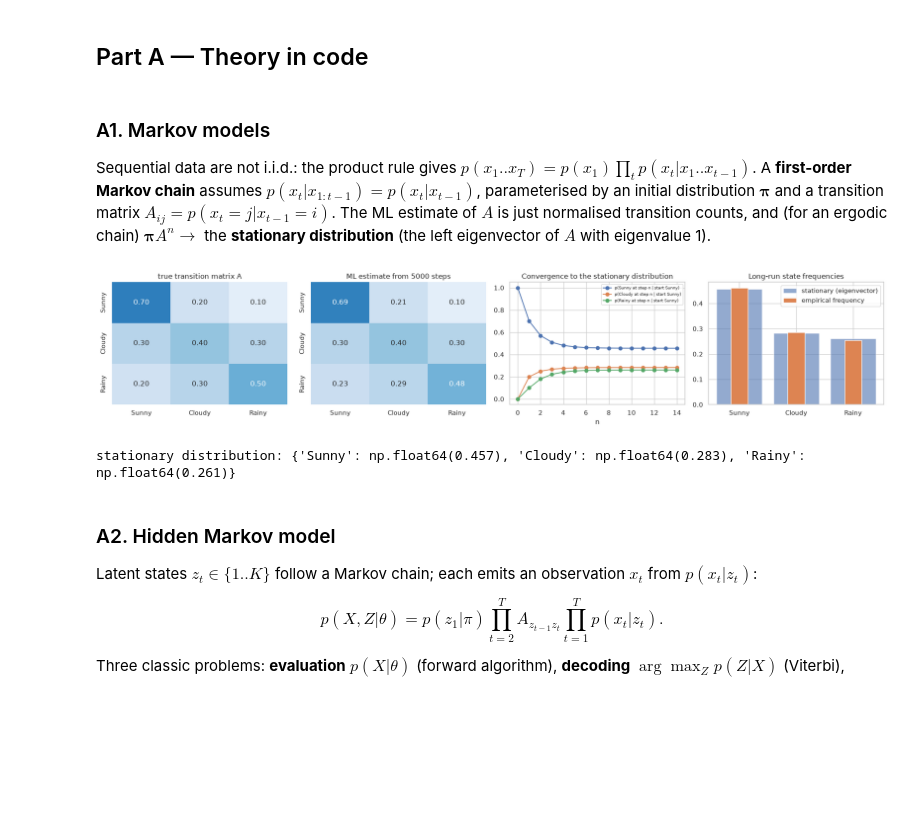
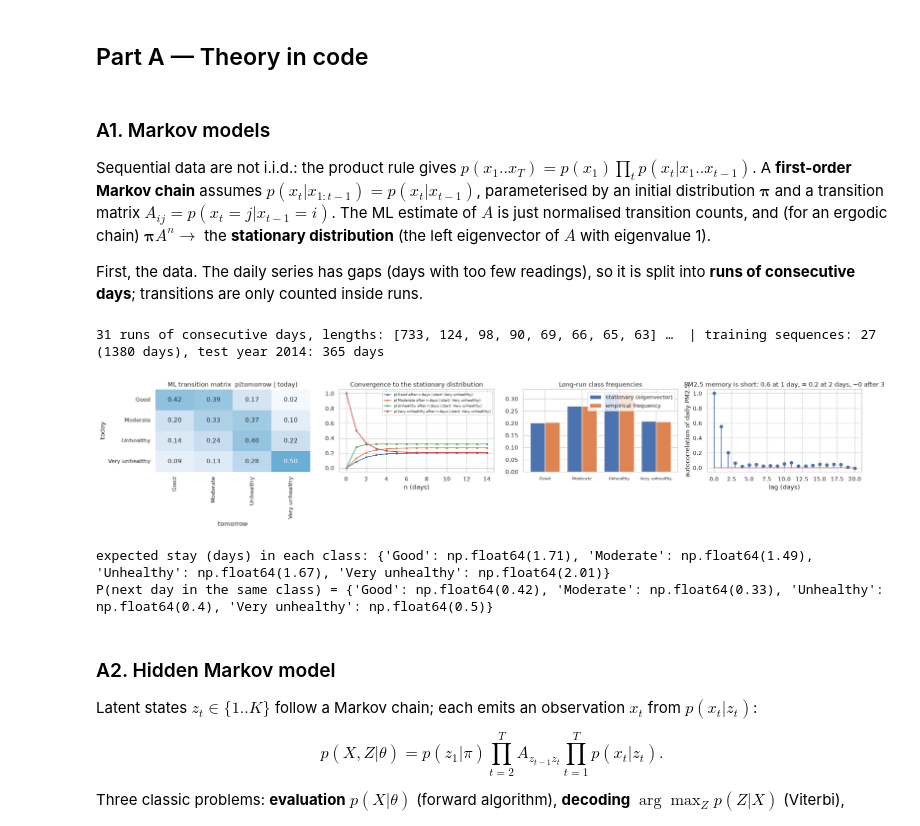
Before and after one commit to Cosmos-0118/ML-Pratice, a Jupyter notebook: Week_04_Hidden_Markov_Models.ipynb, the cells around one changed output. Cells and saved outputs as stored; diff of their text form; code cells hidden in the pictures; blank space fills up the shorter version.

```diff
--- a/Week_04_Hidden_Markov_Models.ipynb
+++ b/Week_04_Hidden_Markov_Models.ipynb
@@ -29,36 +37,42 @@ Sequential data are not i.i.d.: the product rule gives $p(x_1..x_T)=p(x_1)\prod_
 $p(x_t|x_{1:t-1})=p(x_t|x_{t-1})$, parameterised by an initial distribution $\boldsymbol\pi$ and a transition matrix $A_{ij}=p(x_t=j|x_{t-1}=i)$.
 The ML estimate of $A$ is just normalised transition counts, and (for an ergodic chain) $\boldsymbol\pi A^n\to$ the **stationary distribution**
 (the left eigenvector of $A$ with eigenvalue 1).
+
+First, the data. The daily series has gaps (days with too few readings), so it is split into **runs of consecutive days**; transitions are only counted inside runs.
+# %%
+daily = bj.load_daily(); ok = daily["pm25"].notna()
+run_id = (ok != ok.shift()).cumsum()
+runs = [g for _, g in daily[ok].groupby(run_id[ok])]                     # maximal runs of consecutive days with a PM2.5 mean
+CLASS = {c: i for i, c in enumerate(bj.AQI_LABELS)}; S4 = bj.AQI_LABELS
+obs_runs = [g["aqi_class"].map(CLASS).values.astype(int) for g in runs]   # discrete observations 0..3
+ly_runs = [g["log_pm25"].values for g in runs]                            # continuous observations ln PM2.5
+n_train = [int((g.index.year <= 2013).sum()) for g in runs]                # days of each run that belong to the training years
+train_seqs = [o[:k] for o, k in zip(obs_runs, n_train) if k >= 5]; train_ly = [o[:k] for o, k in zip(ly_runs, n_train) if k >= 5]
+print(f"{len(runs)} runs of consecutive days, lengths: {sorted([len(r) for r in runs], reverse=True)[:8]} …  | training sequences: {len(train_seqs)} ({sum(map(len, train_seqs))} days), test year 2014: {sum(len(r) - k for r, k in zip(runs, n_train))} days")
+# %% [output]
+31 runs of consecutive days, lengths: [733, 124, 98, 90, 69, 66, 65, 63] …  | training sequences: 27 (1380 days), test year 2014: 365 days
 # %%
-states = ["Sunny", "Cloudy", "Rainy"]
-A_true = np.array([[0.7, 0.2, 0.1],
-                   [0.3, 0.4, 0.3],
-                   [0.2, 0.3, 0.5]])
+counts = np.zeros((4, 4))
+for o in train_seqs:
+    for a, b in zip(o[:-1], o[1:]): counts[a, b] += 1
+A_hat = counts / counts.sum(1, keepdims=True)                         # maximum likelihood estimate of the transition matrix
 
-def simulate_chain(A, T, seed=0, s0=0):
-    r = np.random.default_rng(seed); s = [s0]
-    for _ in range(T - 1): s.append(r.choice(len(A), p=A[s[-1]]))
-    return np.array(s)
+w, vv = np.linalg.eig(A_hat.T); stat = np.abs(np.real(vv[:, np.argmin(abs(w - 1))])); stat /= stat.sum()
+freq = np.bincount(np.concatenate(train_seqs), minlength=4) / sum(map(len, train_seqs))
+pm = pd.concat([g["pm25"] for g in runs]); ac = [pm.autocorr(l) for l in range(0, 21)]          # (approximate: ignores run boundaries)
 
-seq = simulate_chain(A_true, 5000)
-counts = np.zeros((3, 3))
-for a, b in zip(seq[:-1], seq[1:]): counts[a, b] += 1
-A_hat = counts / counts.sum(1, keepdims=True)                         # maximum likelihood estimate
-
-# stationary distribution: left eigenvector for eigenvalue 1
-w, v = np.linalg.eig(A_true.T); stat = np.real(v[:, np.argmin(abs(w - 1))]); stat /= stat.sum()
-
-fig, ax = plt.subplots(1, 4, figsize=(19, 4))
-for a_, M, ttl in [(ax[0], A_true, "true transition matrix A"), (ax[1], A_hat, "ML estimate from 5000 steps")]:
-    sns.heatmap(M, annot=True, fmt=".2f", cmap="Blues", vmin=0, vmax=1, xticklabels=states, yticklabels=states, cbar=False, ax=a_); a_.set_title(ttl)
-for i in range(3): ax[2].plot([np.linalg.matrix_power(A_true, k)[0, i] for k in range(15)], "o-", label=f"p({states[i]} at step n | start Sunny)")
-ax[2].set(xlabel="n", title="Convergence to the stationary distribution"); ax[2].legend(fontsize=7)
-ax[3].bar(states, stat, alpha=.6, label="stationary (eigenvector)"); ax[3].bar(states, np.bincount(seq) / len(seq), width=.3, label="empirical frequency"); ax[3].legend(); ax[3].set_title("Long-run state frequencies")
-plt.tight_layout(); plt.show()
-print("stationary distribution:", dict(zip(states, stat.round(3))))
+fig, ax = plt.subplots(1, 4, figsize=(21, 4.3))
+sns.heatmap(A_hat, annot=True, fmt=".2f", cmap="Blues", vmin=0, vmax=1, xticklabels=S4, yticklabels=S4, cbar=False, ax=ax[0]); ax[0].set(title="ML transition matrix  p(tomorrow | today)", xlabel="tomorrow", ylabel="today")
+for i in range(4): ax[1].plot([np.linalg.matrix_power(A_hat, k)[3, i] for k in range(15)], "o-", ms=3, label=f"p({S4[i]} after n days | start: Very unhealthy)")
+ax[1].set(xlabel="n (days)", title="Convergence to the stationary distribution"); ax[1].legend(fontsize=7)
+ax[2].bar(np.arange(4) - .2, stat, .4, label="stationary (eigenvector)"); ax[2].bar(np.arange(4) + .2, freq, .4, label="empirical frequency"); ax[2].set_xticks(range(4), S4, fontsize=8); ax[2].legend(); ax[2].set_title("Long-run class frequencies")
+ax[3].stem(range(21), ac); ax[3].set(xlabel="lag (days)", ylabel="autocorrelation of daily PM2.5", title="PM2.5 memory is short: 0.6 at 1 day, ≈ 0.2 at 2 days, ~0 after 3"); plt.tight_layout(); plt.show()
+print("expected stay (days) in each class:", dict(zip(S4, (1 / (1 - np.diag(A_hat))).round(2))))
+print("P(next day in the same class) =", dict(zip(S4, np.diag(A_hat).round(2))))
 # %% [output]
-[figure, old version]
+[figure, new version]
-stationary distribution: {'Sunny': np.float64(0.457), 'Cloudy': np.float64(0.283), 'Rainy': np.float64(0.261)}
+expected stay (days) in each class: {'Good': np.float64(1.71), 'Moderate': np.float64(1.49), 'Unhealthy': np.float64(1.67), 'Very unhealthy': np.float64(2.01)}
+P(next day in the same class) = {'Good': np.float64(0.42), 'Moderate': np.float64(0.33), 'Unhealthy': np.float64(0.4), 'Very unhealthy': np.float64(0.5)}
 # %% [markdown]
 ### A2. Hidden Markov model
 Latent states $z_t\in\{1..K\}$ follow a Markov chain; each emits an observation $x_t$ from $p(x_t|z_t)$:
```
Also changed, not shown: parts of 50 cells of this notebook, 8 other files.
